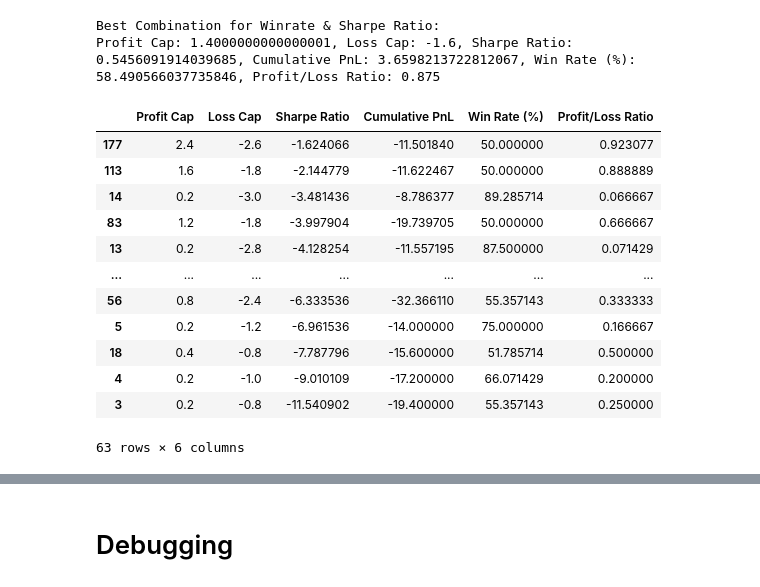
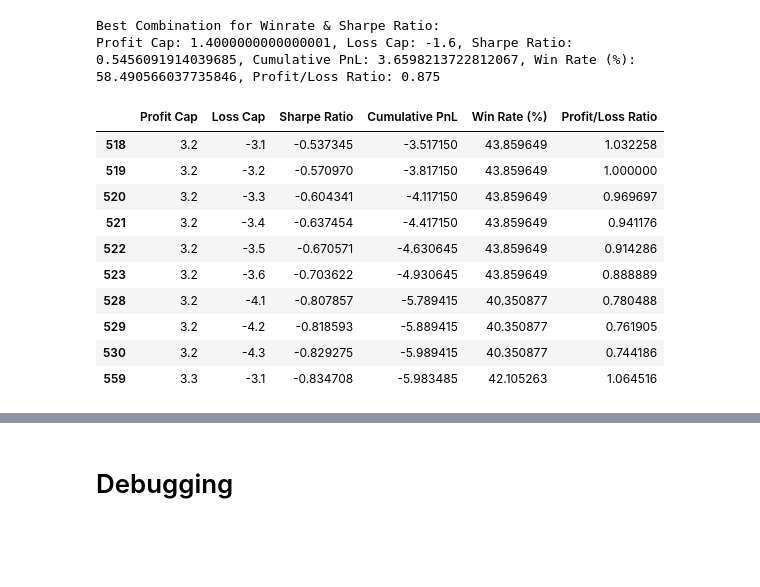
Before and after one commit to rheza-bitwyre/local-share-2, a Jupyter notebook: 03X_ST_IC/01_dev/03X_ST_IC_MACD_EMA.ipynb, the cells around one changed output, grey strips where cells are left out. Cells and saved outputs as stored; diff of their text form; code cells hidden in the pictures; blank space fills up the shorter version.

```diff
--- a/03X_ST_IC/01_dev/03X_ST_IC_MACD_EMA.ipynb
+++ b/03X_ST_IC/01_dev/03X_ST_IC_MACD_EMA.ipynb
@@ -3479,7 +3479,7 @@ def plot_realized_pnl(backtest_trade_sim):
 # MAIN
 # %%
 # Select data and process df
-df = load_and_clean_data('SOLUSDT_30m.csv')
+df = load_and_clean_data('SUIUSDT_30m.csv')
 supertrend_df = calculate_supertrend(df)
 supertrend_1_df = calculate_supertrend(supertrend_df, length = 12, multiplier = 3.0)
 supertrend_2_df = calculate_supertrend(supertrend_1_df, length = 11, multiplier = 2.0)
@@ -3516,11 +3516,11 @@ df_backtest_recap_separated = separate_open_close(df_backtest_recap)
 # %%
 # Set profit and loss cap
 # df_backtest_recap_separated_capped = pnl_capping(df_backtest_recap_separated)
-# df_backtest_recap_separated_capped = pnl_capping(df_backtest_recap_separated, loss_cap=-2)
-# df_backtest_recap_separated_capped = pnl_capping(df_backtest_recap_separated, profit_cap=2.5)
-df_backtest_recap_separated_capped = pnl_capping(df_backtest_recap_separated, profit_cap=20, loss_cap=-1)
+# df_backtest_recap_separated_capped = pnl_capping(df_backtest_recap_separated, loss_cap=-0.8)
+df_backtest_recap_separated_capped = pnl_capping(df_backtest_recap_separated, profit_cap=1)
+# df_backtest_recap_separated_capped = pnl_capping(df_backtest_recap_separated, profit_cap=3.7, loss_cap=-2.4)
 
-positions_df = get_positions(df_backtest_recap_separated_capped, position_selection = 1)
+positions_df = get_positions(df_backtest_recap_separated_capped, position_selection = -1)
 
 metrics_df, final_df = calculate_metrics(positions_df)
 
@@ -3574,8 +3574,8 @@ import pandas as pd
 import numpy as np
 
 # Define the range of profit and loss caps to test
-# profit_cap_list = np.arange(0.2, 3.2 , 0.2).tolist()  # Example values for profit cap
-profit_cap_list = [100] # Example values for profit cap
+profit_cap_list = np.arange(1, 6 , 0.1).tolist()  # Example values for profit cap
+# profit_cap_list = [100] # Example values for profit cap
 loss_cap_list = np.arange(-0.5, -4.6, -0.1).tolist()    # Example values for loss cap
 # loss_cap_list = [-0.5] # Example values for profit cap
 
@@ -3700,19 +3682,17 @@ print(f"Profit Cap: {best_winrate_sharpe_ratio['Profit Cap']}, Loss Cap: {best_w
 Best Combination for Winrate & Sharpe Ratio:
 Profit Cap: 1.4000000000000001, Loss Cap: -1.6, Sharpe Ratio: 0.5456091914039685, Cumulative PnL: 3.6598213722812067, Win Rate (%): 58.490566037735846, Profit/Loss Ratio: 0.875
 # %%
-results_df_sorted_sharpe[results_df_sorted_sharpe['Win Rate (%)'] >= 50]
+results_df_sorted_sharpe[results_df_sorted_sharpe['Win Rate (%)'] >= 40].head(10)
 # %% [output]
 |  | Profit Cap | Loss Cap | Sharpe Ratio | Cumulative PnL | Win Rate (%) | Profit/Loss Ratio |
-| 177 | 2.4 | -2.6 | -1.624066 | -11.501840 | 50.000000 | 0.923077 |
-| 113 | 1.6 | -1.8 | -2.144779 | -11.622467 | 50.000000 | 0.888889 |
-| 14 | 0.2 | -3.0 | -3.481436 | -8.786377 | 89.285714 | 0.066667 |
-| 83 | 1.2 | -1.8 | -3.997904 | -19.739705 | 50.000000 | 0.666667 |
-| 13 | 0.2 | -2.8 | -4.128254 | -11.557195 | 87.500000 | 0.071429 |
-| ... | ... | ... | ... | ... | ... | ... |
-| 56 | 0.8 | -2.4 | -6.333536 | -32.366110 | 55.357143 | 0.333333 |
-| 5 | 0.2 | -1.2 | -6.961536 | -14.000000 | 75.000000 | 0.166667 |
-| 18 | 0.4 | -0.8 | -7.787796 | -15.600000 | 51.785714 | 0.500000 |
-| 4 | 0.2 | -1.0 | -9.010109 | -17.200000 | 66.071429 | 0.200000 |
-| 3 | 0.2 | -0.8 | -11.540902 | -19.400000 | 55.357143 | 0.250000 |
+| 518 | 3.2 | -3.1 | -0.537345 | -3.517150 | 43.859649 | 1.032258 |
+| 519 | 3.2 | -3.2 | -0.570970 | -3.817150 | 43.859649 | 1.000000 |
+| 520 | 3.2 | -3.3 | -0.604341 | -4.117150 | 43.859649 | 0.969697 |
+| 521 | 3.2 | -3.4 | -0.637454 | -4.417150 | 43.859649 | 0.941176 |
+| 522 | 3.2 | -3.5 | -0.670571 | -4.630645 | 43.859649 | 0.914286 |
+| 523 | 3.2 | -3.6 | -0.703622 | -4.930645 | 43.859649 | 0.888889 |
+| 528 | 3.2 | -4.1 | -0.807857 | -5.789415 | 40.350877 | 0.780488 |
+| 529 | 3.2 | -4.2 | -0.818593 | -5.889415 | 40.350877 | 0.761905 |
+| 530 | 3.2 | -4.3 | -0.829275 | -5.989415 | 40.350877 | 0.744186 |
+| 559 | 3.3 | -3.1 | -0.834708 | -5.983485 | 42.105263 | 1.064516 |
-63 rows × 6 columns
 # %%
```
Also changed, not shown: parts of 6 cells of this notebook, 8 other files.
